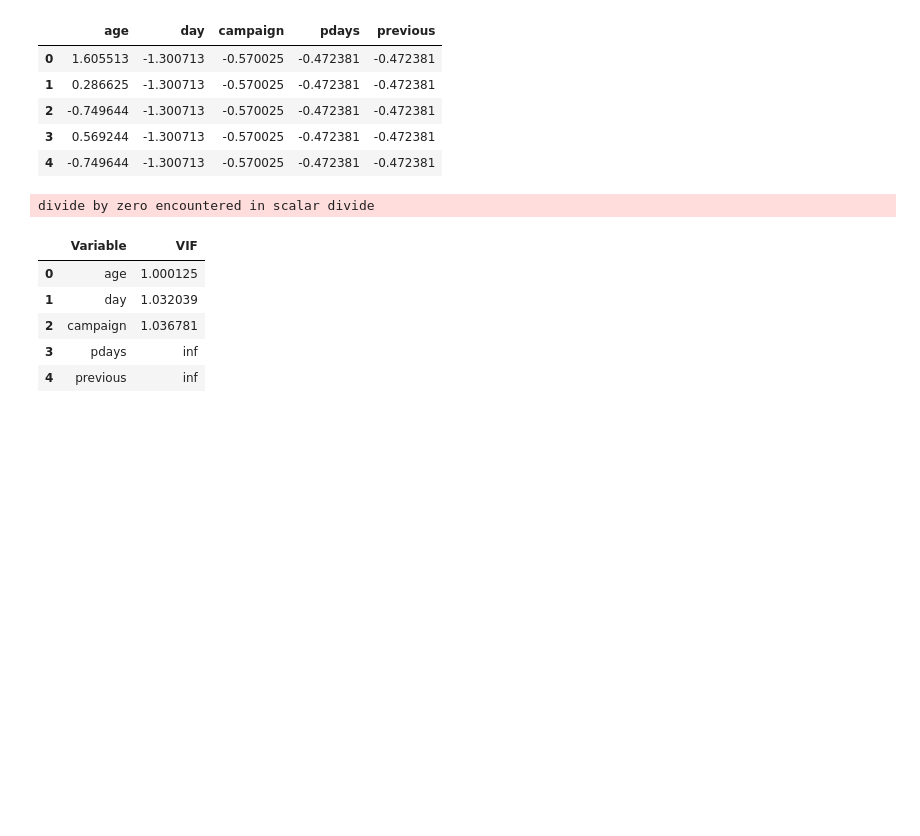
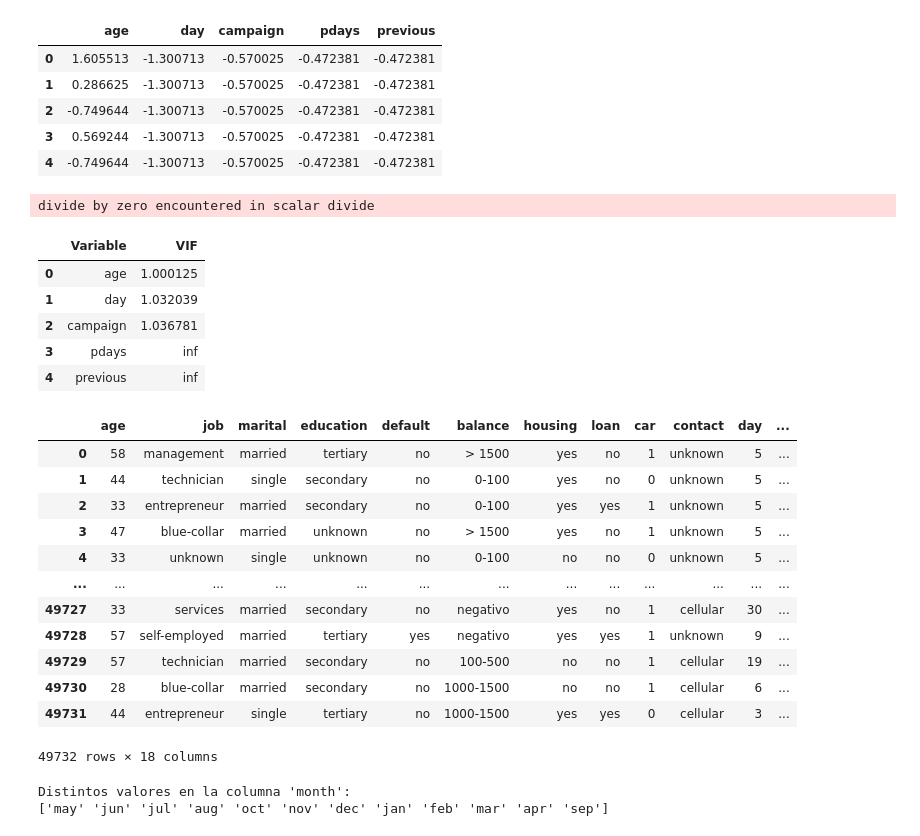
Before and after one commit to mariol-lamas/PFG-UNAV-G4, a Jupyter notebook: Src/Initial_Exp/eda.ipynb, the cells around one changed output. Cells and saved outputs as stored; diff of their text form; code cells hidden in the pictures; blank space fills up the shorter version.

```diff
--- a/Src/Initial_Exp/eda.ipynb
+++ b/Src/Initial_Exp/eda.ipynb
@@ -556,3 +556,28 @@ divide by zero encountered in scalar divide
 | 2 | campaign | 1.036781 |
 | 3 | pdays | inf |
 | 4 | previous | inf |
+# %%
+data
+# %% [output]
+|  | age | job | marital | education | default | balance | housing | loan | car | contact | day | ... |
+| 0 | 58 | management | married | tertiary | no | > 1500 | yes | no | 1 | unknown | 5 | ... |
+| 1 | 44 | technician | single | secondary | no | 0-100 | yes | no | 0 | unknown | 5 | ... |
+| 2 | 33 | entrepreneur | married | secondary | no | 0-100 | yes | yes | 1 | unknown | 5 | ... |
+| 3 | 47 | blue-collar | married | unknown | no | > 1500 | yes | no | 1 | unknown | 5 | ... |
+| 4 | 33 | unknown | single | unknown | no | 0-100 | no | no | 0 | unknown | 5 | ... |
+| ... | ... | ... | ... | ... | ... | ... | ... | ... | ... | ... | ... | ... |
+| 49727 | 33 | services | married | secondary | no | negativo | yes | no | 1 | cellular | 30 | ... |
+| 49728 | 57 | self-employed | married | tertiary | yes | negativo | yes | yes | 1 | unknown | 9 | ... |
+| 49729 | 57 | technician | married | secondary | no | 100-500 | no | no | 1 | cellular | 19 | ... |
+| 49730 | 28 | blue-collar | married | secondary | no | 1000-1500 | no | no | 1 | cellular | 6 | ... |
+| 49731 | 44 | entrepreneur | single | tertiary | no | 1000-1500 | yes | yes | 0 | cellular | 3 | ... |
+49732 rows × 18 columns
+# %%
+distinct_months = data['month'].unique()
+
+# Mostrar los distintos valores de la columna 'month'
+print("Distintos valores en la columna 'month':")
+print(distinct_months)
+# %% [output]
+Distintos valores en la columna 'month':
+['may' 'jun' 'jul' 'aug' 'oct' 'nov' 'dec' 'jan' 'feb' 'mar' 'apr' 'sep']
```
Also changed, not shown: parts of 4 cells of this notebook.
